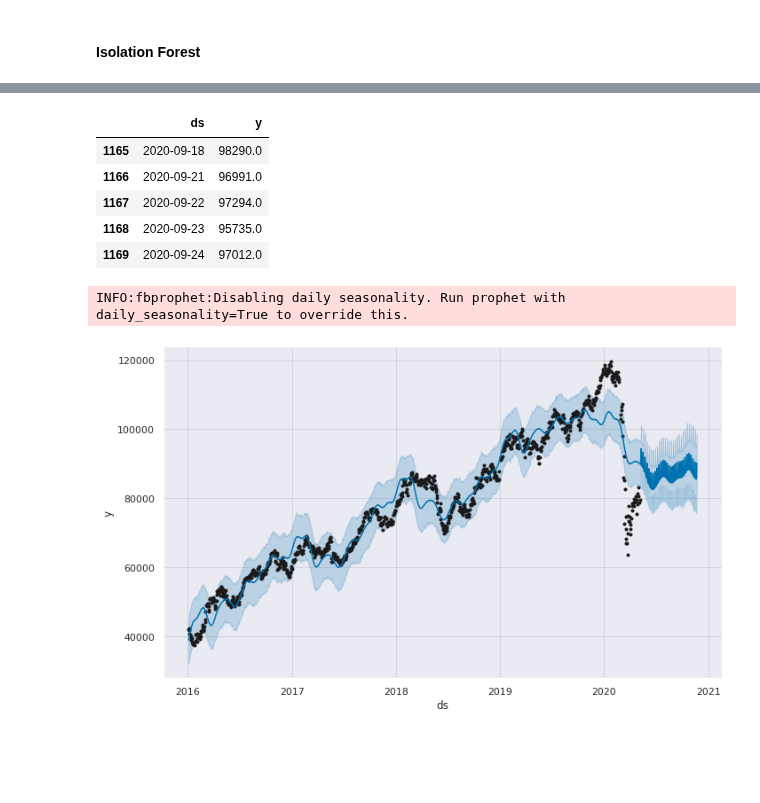
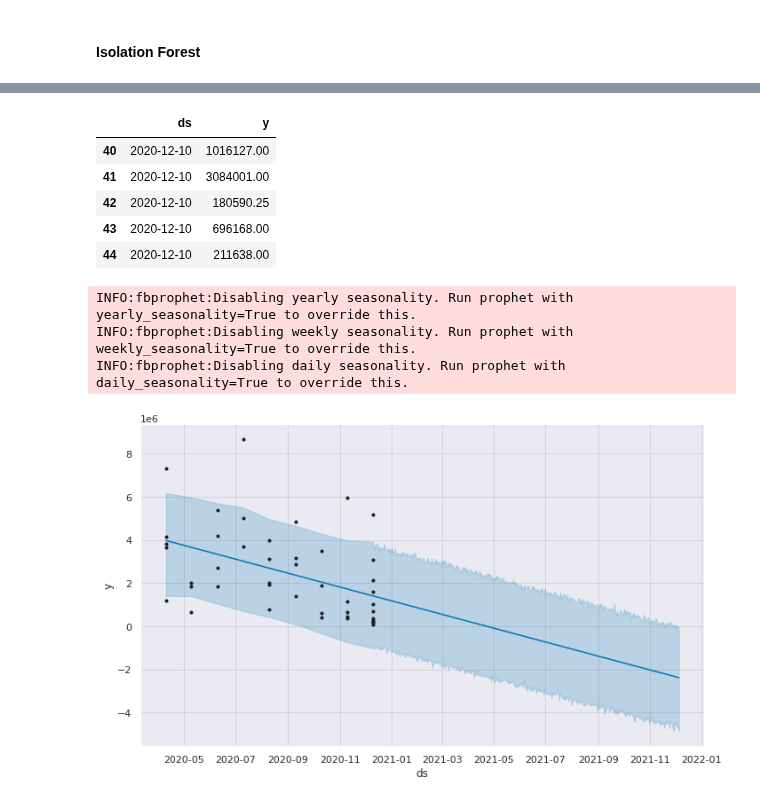
Before and after one commit to marcosw1998/Data-Science, a Jupyter notebook: Analysis_Notebook/covid_spends_brazil.ipynb, the cells around one changed output, grey strips where cells are left out. Cells and saved outputs as stored; diff of their text form; code cells hidden in the pictures; blank space fills up the shorter version.

```diff
--- a/Analysis_Notebook/covid_spends_brazil.ipynb
+++ b/Analysis_Notebook/covid_spends_brazil.ipynb
@@ -377,0 +585,3 @@ memory usage: 12.9 KB
+# %%
+invest_covidPe['log_gastos'] = invest_covidPe['gastos'].apply(np.log10)
+invest_covidPe[invest_covidPe['log_gastos'] > 0]['log_gastos'].hist()
@@ -377,0 +616,8 @@ memory usage: 12.9 KB
+# %%
+# convert the 'Date' column to datetime format
+invest_covidPe['data_hora'] = invest_covidPe['data_hora'].astype('datetime64[ns]')
+invest_covidPe.set_index('data_hora')
+invest_covidPe.index = pd.to_datetime(invest_covidPe['data_hora'])
+
+# Check the format of 'Date' column
+invest_covidPe.info()
@@ -377,0 +642,3 @@ memory usage: 12.9 KB
+# %%
+invest_covidPe.drop({'data_hora'},axis=1,inplace=True)
+invest_covidPe.head(3)
@@ -708,12 +801,8 @@ df.tail()
 # %%
-import matplotlib.pyplot as plt
-import seaborn; seaborn.set()
-import seaborn as sns
-
 %matplotlib inline
 
 plt.figure(figsize=(12, 8))
-data = df.Close
+data = invest_covidPe_forest.gastos
 data.plot()
 # %% [output]
 <matplotlib.axes._subplots.AxesSubplot at 0x...>
@@ -927,24 +810,26 @@ Utilizaremos para ver quão bom o `prophet` é em prever um indicador da bolsa d
 # %%
 from fbprophet import Prophet
 
-prophet_df = df[["Close"]].reset_index()
+prophet_df = data.reset_index()
 prophet_df.columns = ["ds", "y"]
 prophet_df.tail()
 # %% [output]
 |  | ds | y |
-| 1165 | 2020-09-18 | 98290.0 |
-| 1166 | 2020-09-21 | 96991.0 |
-| 1167 | 2020-09-22 | 97294.0 |
-| 1168 | 2020-09-23 | 95735.0 |
-| 1169 | 2020-09-24 | 97012.0 |
+| 40 | 2020-12-10 | 1016127.00 |
+| 41 | 2020-12-10 | 3084001.00 |
+| 42 | 2020-12-10 | 180590.25 |
+| 43 | 2020-12-10 | 696168.00 |
+| 44 | 2020-12-10 | 211638.00 |
 # %%
 m = Prophet()
-m.fit(prophet_df[:-100])
-pred = m.predict(m.make_future_dataframe(periods=200))
+m.fit(prophet_df)
+pred = m.predict(m.make_future_dataframe(periods=360))
 m.plot(pred); # weird bug causes to plot twice, put ; in the end
 # %% [output]
+INFO:fbprophet:Disabling yearly seasonality. Run prophet with yearly_seasonality=True to override this.
+INFO:fbprophet:Disabling weekly seasonality. Run prophet with weekly_seasonality=True to override this.
 INFO:fbprophet:Disabling daily seasonality. Run prophet with daily_seasonality=True to override this.
-[figure, old version]
+[figure, new version]
 # %%
 m.plot_components(pred);
 # %% [output]
```
Also changed, not shown: parts of 128 cells of this notebook.
